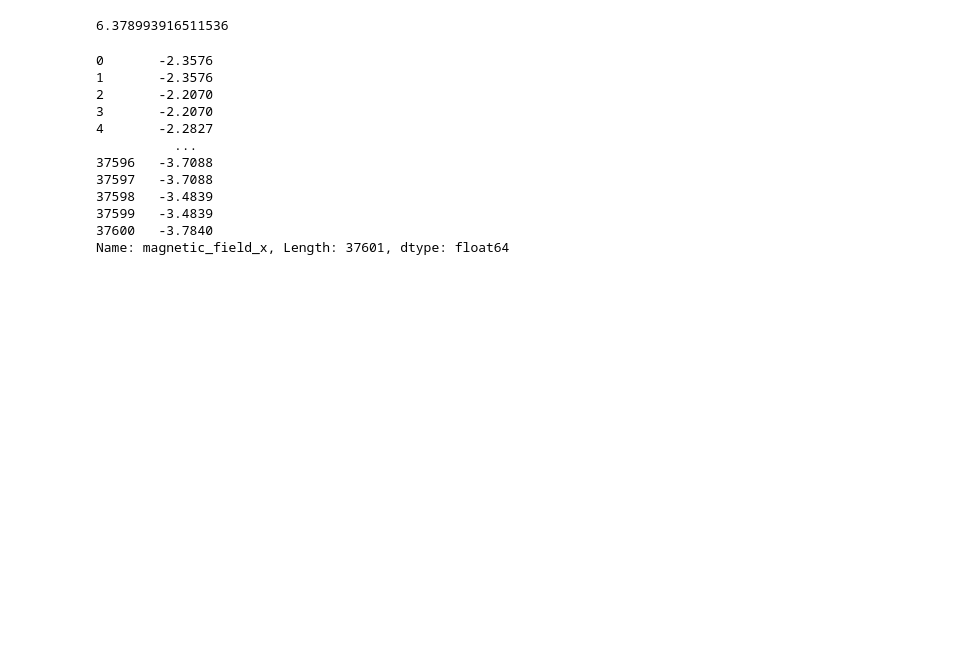
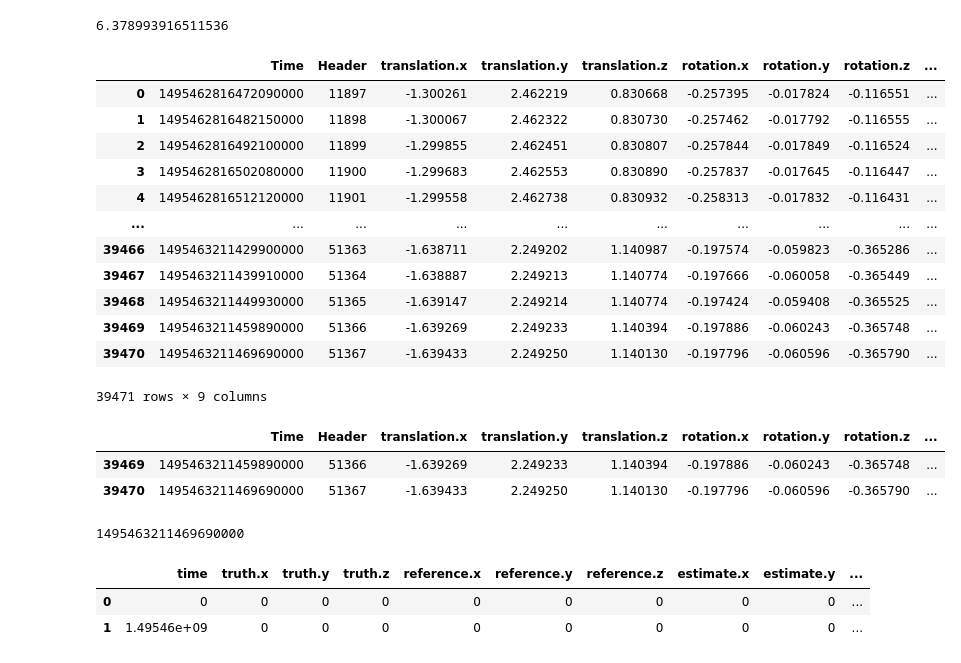
Before and after one commit to EltonCN/cti_sensors, a Jupyter notebook: teste/dataset.ipynb, the cells around one changed output. Drawn from its saved outputs; the diff is of its cells as text; code cells hidden in the pictures; blank space fills up the shorter version.

Commit message:
Mecanismo de teste automático
O nó dataset_test realiza testes automáticos sobre os dados

```diff
--- a/teste/dataset.ipynb
+++ b/teste/dataset.ipynb
@@ -2,7 +2,7 @@
 import numpy as np
 import pandas as pd
 # %%
-dataDirectory = "E:\\Datasets\\Oxford Inertial Odometry\\Oxford Inertial Odometry Dataset_2.0\\Oxford Inertial Odometry Dataset\\handheld\\data1\\syn"
+dataDirectory = "E:\\Datasets\\Oxford Inertial Odometry\\Oxford Inertial Odometry Dataset_2.0\\Oxford Inertial Odometry Dataset\\handheld\\data1\\raw"
 # %%
 sensorFrame = pd.read_csv(dataDirectory+"\\imu1.csv")
 
@@ -53,18 +53,49 @@ deltaT*37602/60
 # %%
 truth = [-28.0552784,  7.2347353, -16.4613971 ]
 estimate = [ 80.1475172, 8.6928962, 92.081866 ]
-# %%
-sensorFrame["magnetic_field_x"]
-# %% [output]
-0       -2.3576
-1       -2.3576
-2       -2.2070
-3       -2.2070
-4       -2.2827
-          ...
-37596   -3.7088
-37597   -3.7088
-37598   -3.4839
-37599   -3.4839
-37600   -3.7840
-Name: magnetic_field_x, Length: 37601, dtype: float64
+# %%
+truthFrame
+# %% [output]
+|  | Time | Header | translation.x | translation.y | translation.z | rotation.x | rotation.y | rotation.z | ... |
+| 0 | 1495462816472090000 | 11897 | -1.300261 | 2.462219 | 0.830668 | -0.257395 | -0.017824 | -0.116551 | ... |
+| 1 | 1495462816482150000 | 11898 | -1.300067 | 2.462322 | 0.830730 | -0.257462 | -0.017792 | -0.116555 | ... |
+| 2 | 1495462816492100000 | 11899 | -1.299855 | 2.462451 | 0.830807 | -0.257844 | -0.017849 | -0.116524 | ... |
+| 3 | 1495462816502080000 | 11900 | -1.299683 | 2.462553 | 0.830890 | -0.257837 | -0.017645 | -0.116447 | ... |
+| 4 | 1495462816512120000 | 11901 | -1.299558 | 2.462738 | 0.830932 | -0.258313 | -0.017832 | -0.116431 | ... |
+| ... | ... | ... | ... | ... | ... | ... | ... | ... | ... |
+| 39466 | 1495463211429900000 | 51363 | -1.638711 | 2.249202 | 1.140987 | -0.197574 | -0.059823 | -0.365286 | ... |
+| 39467 | 1495463211439910000 | 51364 | -1.638887 | 2.249213 | 1.140774 | -0.197666 | -0.060058 | -0.365449 | ... |
+| 39468 | 1495463211449930000 | 51365 | -1.639147 | 2.249214 | 1.140774 | -0.197424 | -0.059408 | -0.365525 | ... |
+| 39469 | 1495463211459890000 | 51366 | -1.639269 | 2.249233 | 1.140394 | -0.197886 | -0.060243 | -0.365748 | ... |
+| 39470 | 1495463211469690000 | 51367 | -1.639433 | 2.249250 | 1.140130 | -0.197796 | -0.060596 | -0.365790 | ... |
+39471 rows × 9 columns
+# %%
+time = 1495463211459890001
+
+nearest = truthFrame.iloc[(truthFrame['Time']-time).abs().argsort()[:2]]
+
+nearest
+# %% [output]
+|  | Time | Header | translation.x | translation.y | translation.z | rotation.x | rotation.y | rotation.z | ... |
+| 39469 | 1495463211459890000 | 51366 | -1.639269 | 2.249233 | 1.140394 | -0.197886 | -0.060243 | -0.365748 | ... |
+| 39470 | 1495463211469690000 | 51367 | -1.639433 | 2.249250 | 1.140130 | -0.197796 | -0.060596 | -0.365790 | ... |
+# %%
+nearest['Time'].iloc[1]
+# %% [output]
+1495463211469690000
+# %%
+newFrame = pd.DataFrame(columns=["time", "truth.x", "truth.y", "truth.z", "reference.x", "reference.y", "reference.z","estimate.x", "estimate.y", "estimate.z"])
+
+newFrame.loc[0]= [0, 0,0,0, 0,0,0, 0,0,0]
+
+newFrame.loc[newFrame.time == -1, 'truth.x'] = 2
+
+-1 in newFrame.time
+
+newFrame.loc[len(newFrame)] = [1495462851.54, 0,0,0, 0,0,0, 0,0,0]
+
+newFrame
+# %% [output]
+|  | time | truth.x | truth.y | truth.z | reference.x | reference.y | reference.z | estimate.x | estimate.y | ... |
+| 0 | 0 | 0 | 0 | 0 | 0 | 0 | 0 | 0 | 0 | ... |
+| 1 | 1.49546e+09 | 0 | 0 | 0 | 0 | 0 | 0 | 0 | 0 | ... |
```
Also changed, not shown: parts of 5 cells of this notebook, 4 other files.
